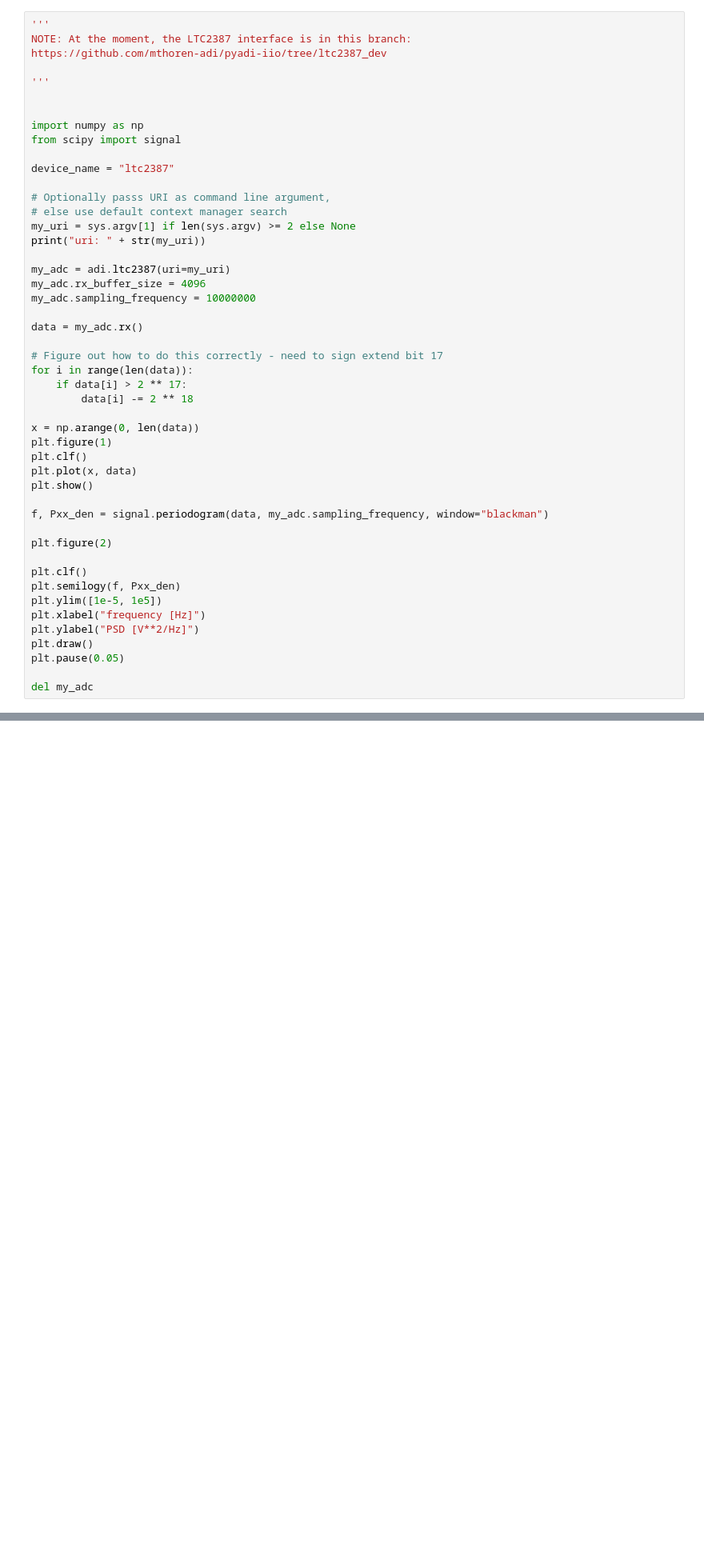
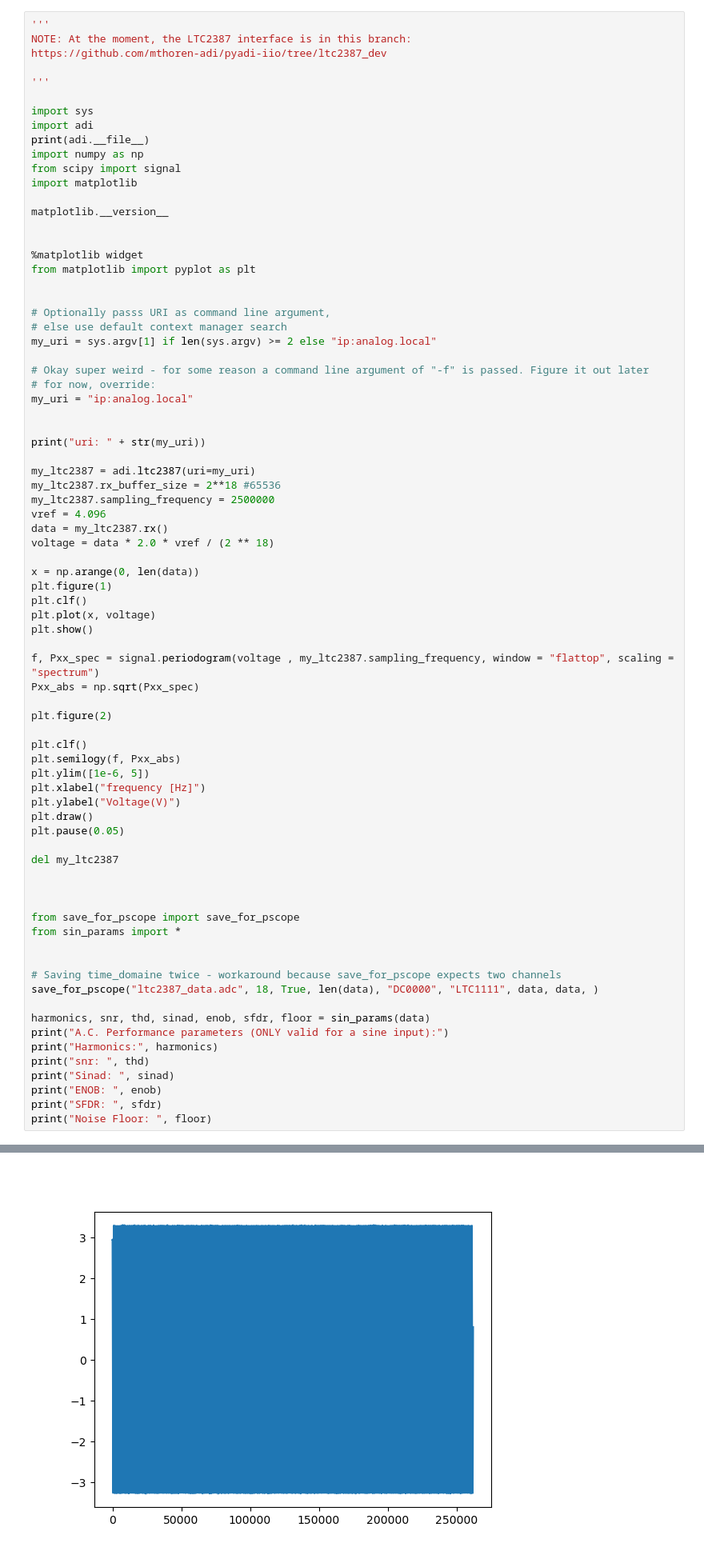
Before and after one commit to thorenscientific/ROUS, a Jupyter notebook: educational/ADC_crash_course/ADC_Crash_Course_with_output.ipynb, the cells around one changed output, grey strips where cells are left out. Shown at 80% size. Cells and saved outputs as stored; diff of their text form; blank space fills up the shorter version.

Commit message:
Add note that LTC2387 is merged to master. Update version with output.

```diff
--- a/educational/ADC_crash_course/ADC_Crash_Course_with_output.ipynb
+++ b/educational/ADC_crash_course/ADC_Crash_Course_with_output.ipynb
@@ -1167,44 +1329,74 @@ https://github.com/mthoren-adi/pyadi-iio/tree/ltc2387_dev
 
 '''
 
-
+import sys
+import adi
+print(adi.__file__)
 import numpy as np
 from scipy import signal
+import matplotlib
 
-device_name = "ltc2387"
+matplotlib.__version__
+
+
+%matplotlib widget
+from matplotlib import pyplot as plt
+
 
 # Optionally passs URI as command line argument,
 # else use default context manager search
-my_uri = sys.argv[1] if len(sys.argv) >= 2 else None
+my_uri = sys.argv[1] if len(sys.argv) >= 2 else "ip:analog.local"
+
+# Okay super weird - for some reason a command line argument of "-f" is passed. Figure it out later
+# for now, override:
+my_uri = "ip:analog.local"
+
+
 print("uri: " + str(my_uri))
 
-my_adc = adi.ltc2387(uri=my_uri)
-my_adc.rx_buffer_size = 4096
-my_adc.sampling_frequency = 10000000
-
-data = my_adc.rx()
-
-# Figure out how to do this correctly - need to sign extend bit 17
-for i in range(len(data)):
-    if data[i] > 2 ** 17:
-        data[i] -= 2 ** 18
+my_ltc2387 = adi.ltc2387(uri=my_uri)
+my_ltc2387.rx_buffer_size = 2**18 #65536
+my_ltc2387.sampling_frequency = 2500000
+vref = 4.096
+data = my_ltc2387.rx()
+voltage = data * 2.0 * vref / (2 ** 18)
 
 x = np.arange(0, len(data))
 plt.figure(1)
 plt.clf()
-plt.plot(x, data)
+plt.plot(x, voltage)
 plt.show()
 
-f, Pxx_den = signal.periodogram(data, my_adc.sampling_frequency, window="blackman")
+f, Pxx_spec = signal.periodogram(voltage , my_ltc2387.sampling_frequency, window = "flattop", scaling = "spectrum")
+Pxx_abs = np.sqrt(Pxx_spec)
 
 plt.figure(2)
 
 plt.clf()
-plt.semilogy(f, Pxx_den)
-plt.ylim([1e-5, 1e5])
+plt.semilogy(f, Pxx_abs)
+plt.ylim([1e-6, 5])
 plt.xlabel("frequency [Hz]")
-plt.ylabel("PSD [V**2/Hz]")
+plt.ylabel("Voltage(V)")
 plt.draw()
 plt.pause(0.05)
 
-del my_adc
+del my_ltc2387
+
+
+
+from save_for_pscope import save_for_pscope
+from sin_params import *
+
+
+# Saving time_domaine twice - workaround because save_for_pscope expects two channels
+save_for_pscope("ltc2387_data.adc", 18, True, len(data), "DC0000", "LTC1111", data, data, )
+
+harmonics, snr, thd, sinad, enob, sfdr, floor = sin_params(data)
+print("A.C. Performance parameters (ONLY valid for a sine input):")
+print("Harmonics:", harmonics)
+print("snr: ", thd)
+print("Sinad: ", sinad)
+print("ENOB: ", enob)
+print("SFDR: ", sfdr)
+print("Noise Floor: ", floor)
+# %% [output]
@@ -1210,0 +1405 @@ del my_adc
+[figure, added]
```
Also changed, not shown: parts of 20 cells of this notebook, 1 other file.
